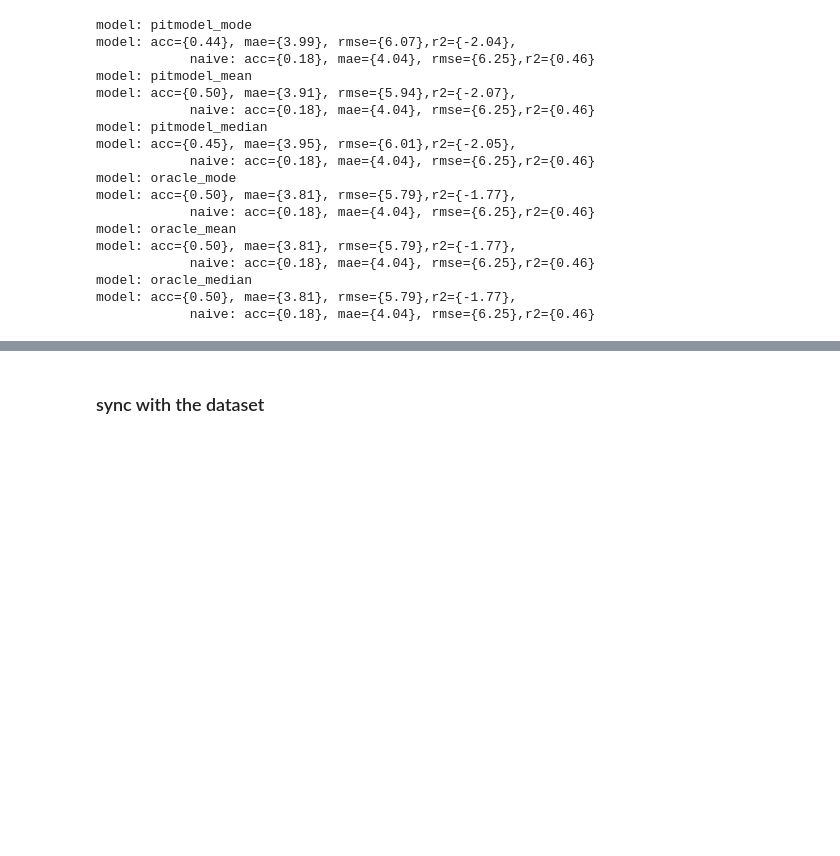
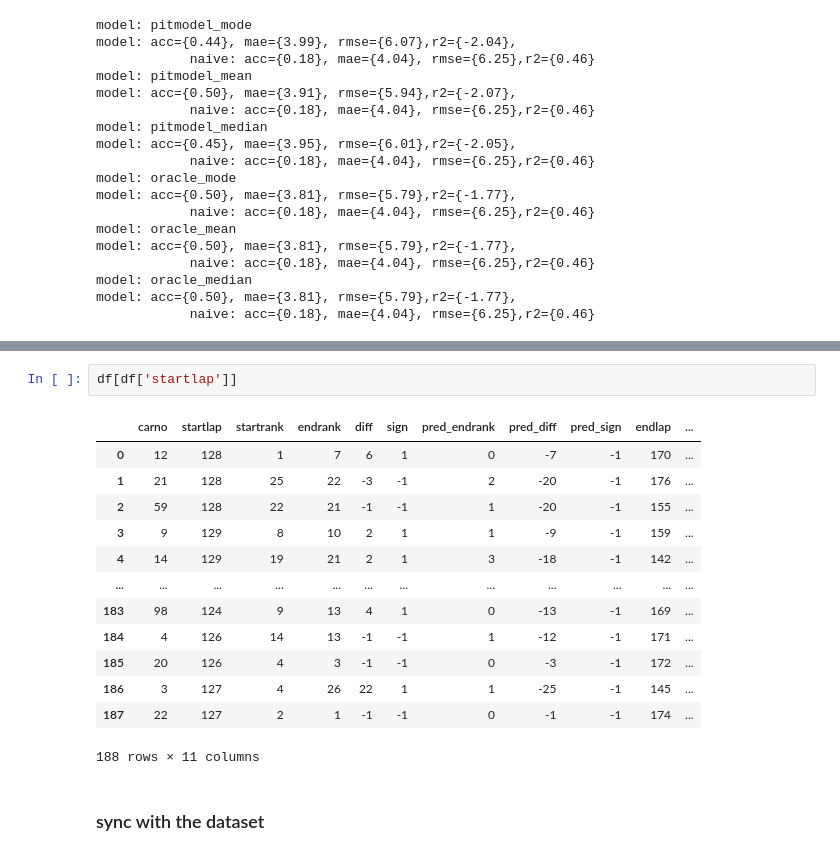
Before and after one commit to DSC-SPIDAL/rankpredictor, a Jupyter notebook: run/21.PaperReady/notebook/Evaluate-forecasts-paper.ipynb, the cells around one changed output, grey strips where cells are left out. Cells and saved outputs as stored; diff of their text form; blank space fills up the shorter version.

```diff
--- a/run/21.PaperReady/notebook/Evaluate-forecasts-paper.ipynb
+++ b/run/21.PaperReady/notebook/Evaluate-forecasts-paper.ipynb
@@ -208,3 +286,19 @@ model: acc={0.50}, mae={3.81}, rmse={5.79},r2={-1.77},
+# %%
+df[df['startlap']]
+# %% [output]
+|  | carno | startlap | startrank | endrank | diff | sign | pred_endrank | pred_diff | pred_sign | endlap | ... |
+| 0 | 12 | 128 | 1 | 7 | 6 | 1 | 0 | -7 | -1 | 170 | ... |
+| 1 | 21 | 128 | 25 | 22 | -3 | -1 | 2 | -20 | -1 | 176 | ... |
+| 2 | 59 | 128 | 22 | 21 | -1 | -1 | 1 | -20 | -1 | 155 | ... |
+| 3 | 9 | 129 | 8 | 10 | 2 | 1 | 1 | -9 | -1 | 159 | ... |
+| 4 | 14 | 129 | 19 | 21 | 2 | 1 | 3 | -18 | -1 | 142 | ... |
+| ... | ... | ... | ... | ... | ... | ... | ... | ... | ... | ... | ... |
+| 183 | 98 | 124 | 9 | 13 | 4 | 1 | 0 | -13 | -1 | 169 | ... |
+| 184 | 4 | 126 | 14 | 13 | -1 | -1 | 1 | -12 | -1 | 171 | ... |
+| 185 | 20 | 126 | 4 | 3 | -1 | -1 | 0 | -3 | -1 | 172 | ... |
+| 186 | 3 | 127 | 4 | 26 | 22 | 1 | 1 | -25 | -1 | 145 | ... |
+| 187 | 22 | 127 | 2 | 1 | -1 | -1 | 0 | -1 | -1 | 174 | ... |
+188 rows × 11 columns
 # %% [markdown]
 ### sync with the dataset
 # %%
```
Also changed, not shown: parts of 14 cells of this notebook, 9 other files.
